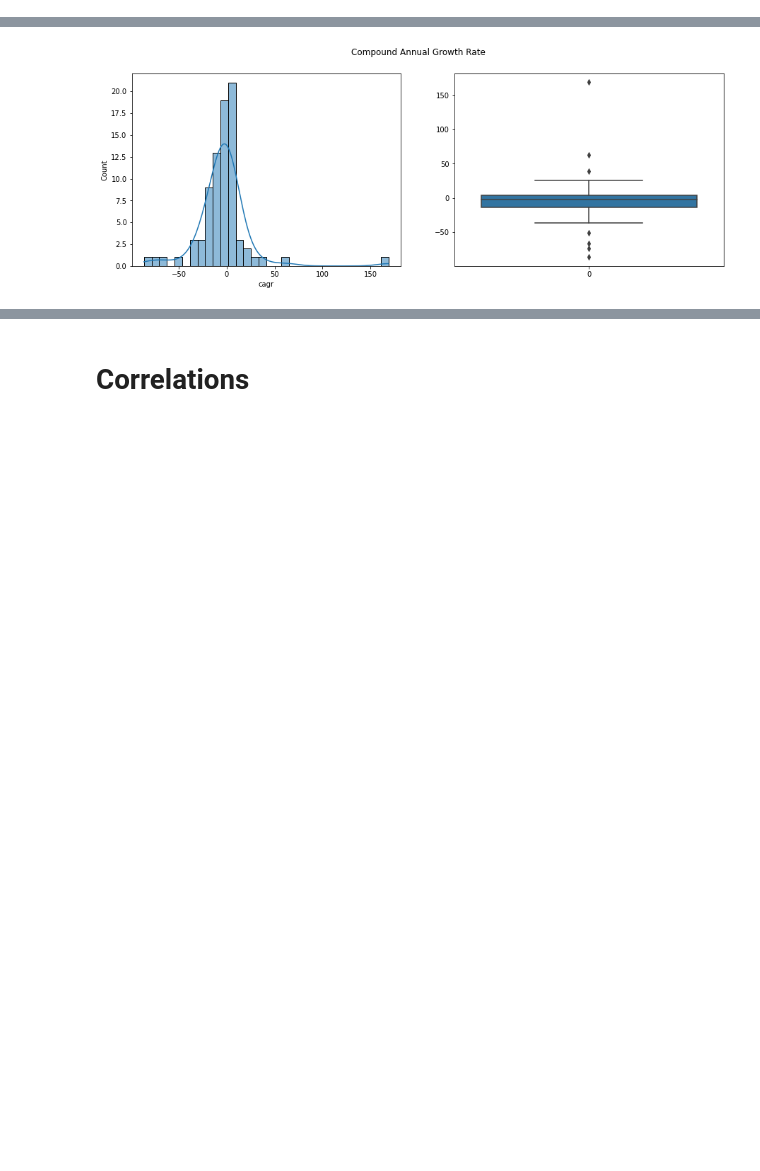
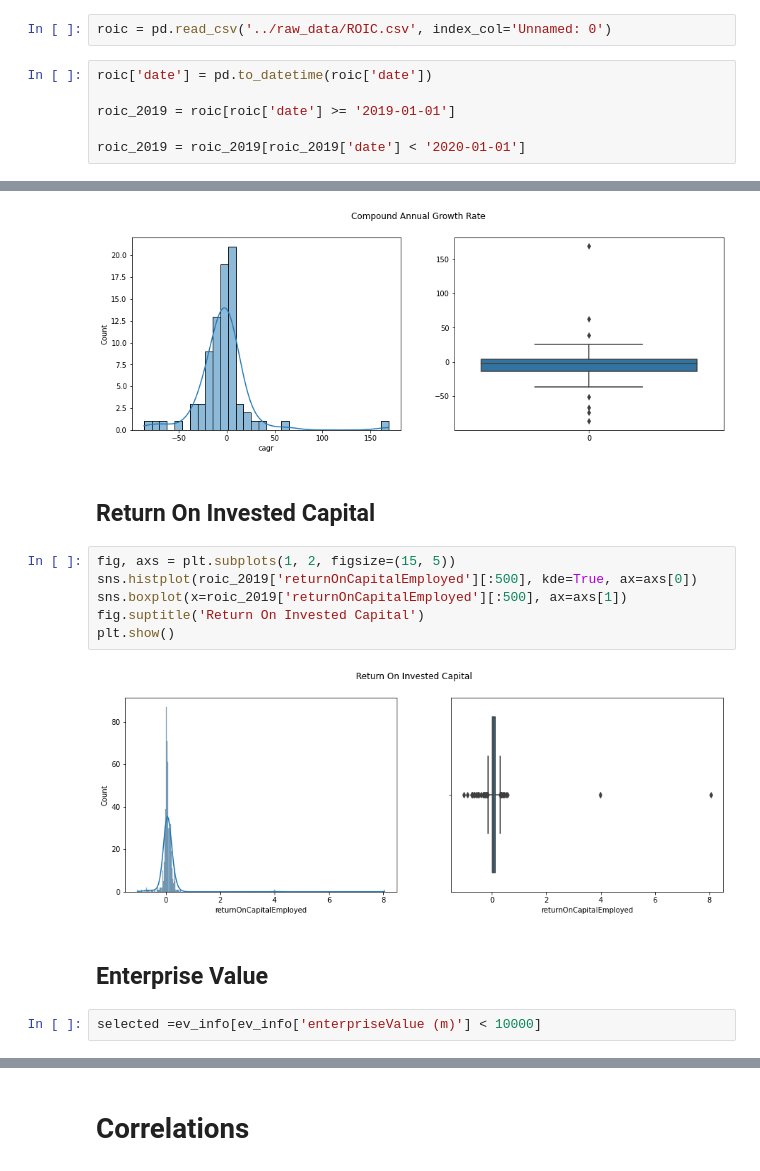
Before and after one commit to pierremstr/Company_Valuation, a Jupyter notebook: notebooks/HL_data_exploration.ipynb, the cells around one changed output, grey strips where cells are left out. Cells and saved outputs as stored; diff of their text form; blank space fills up the shorter version.

```diff
--- a/notebooks/HL_data_exploration.ipynb
+++ b/notebooks/HL_data_exploration.ipynb
@@ -7,0 +10,8 @@ import matplotlib.pyplot as plt
+# %%
+roic = pd.read_csv('../raw_data/ROIC.csv', index_col='Unnamed: 0')
+# %%
+roic['date'] = pd.to_datetime(roic['date'])
+
+roic_2019 = roic[roic['date'] >= '2019-01-01']
+
+roic_2019 = roic_2019[roic_2019['date'] < '2020-01-01']
@@ -86,3 +97,17 @@ fig.suptitle('Compound Annual Growth Rate')
 plt.show()
 # %% [output]
 [figure]
+# %% [markdown]
+## Return On Invested Capital
+# %%
+fig, axs = plt.subplots(1, 2, figsize=(15, 5))
+sns.histplot(roic_2019['returnOnCapitalEmployed'][:500], kde=True, ax=axs[0])
+sns.boxplot(x=roic_2019['returnOnCapitalEmployed'][:500], ax=axs[1])
+fig.suptitle('Return On Invested Capital')
+plt.show()
+# %% [output]
+[figure, added]
+# %% [markdown]
+## Enterprise Value
+# %%
+selected =ev_info[ev_info['enterpriseValue (m)'] < 10000]
```
Also changed, not shown: parts of 27 cells of this notebook, 2 other files.
